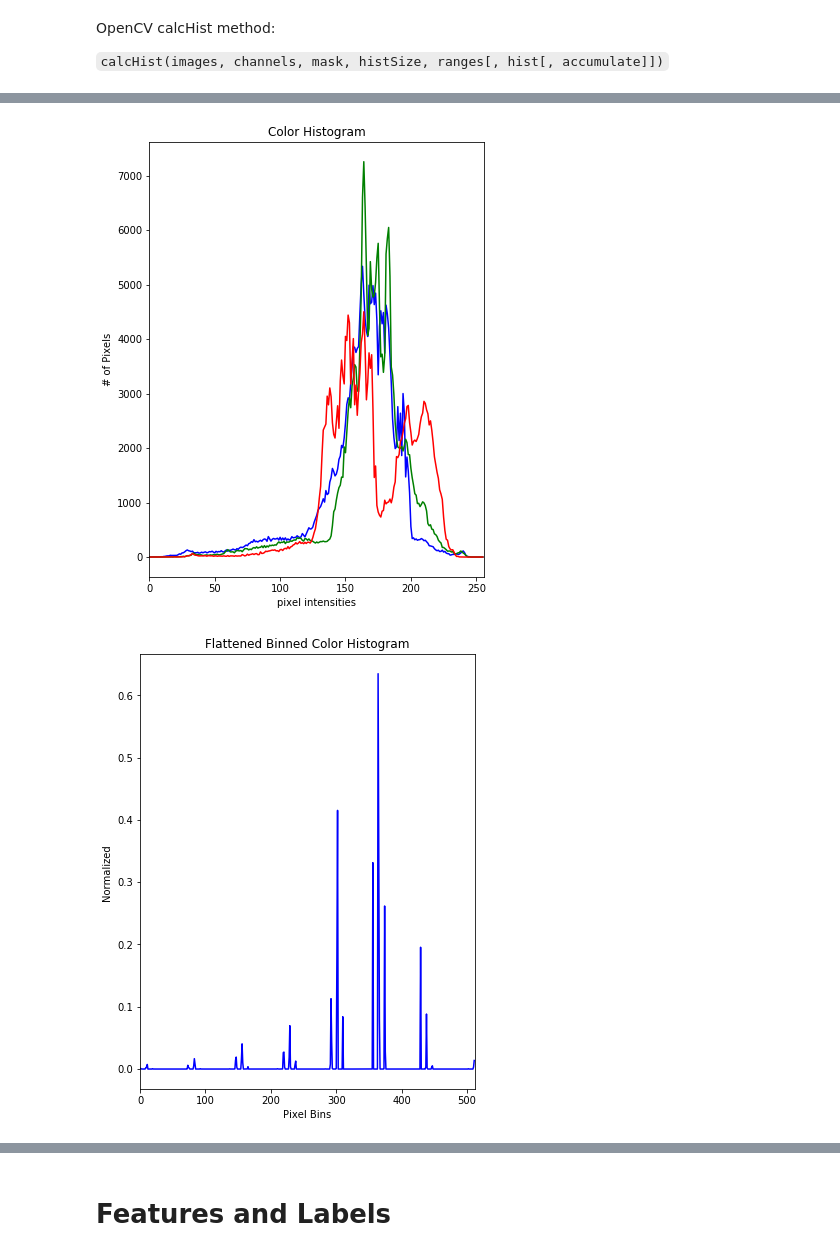
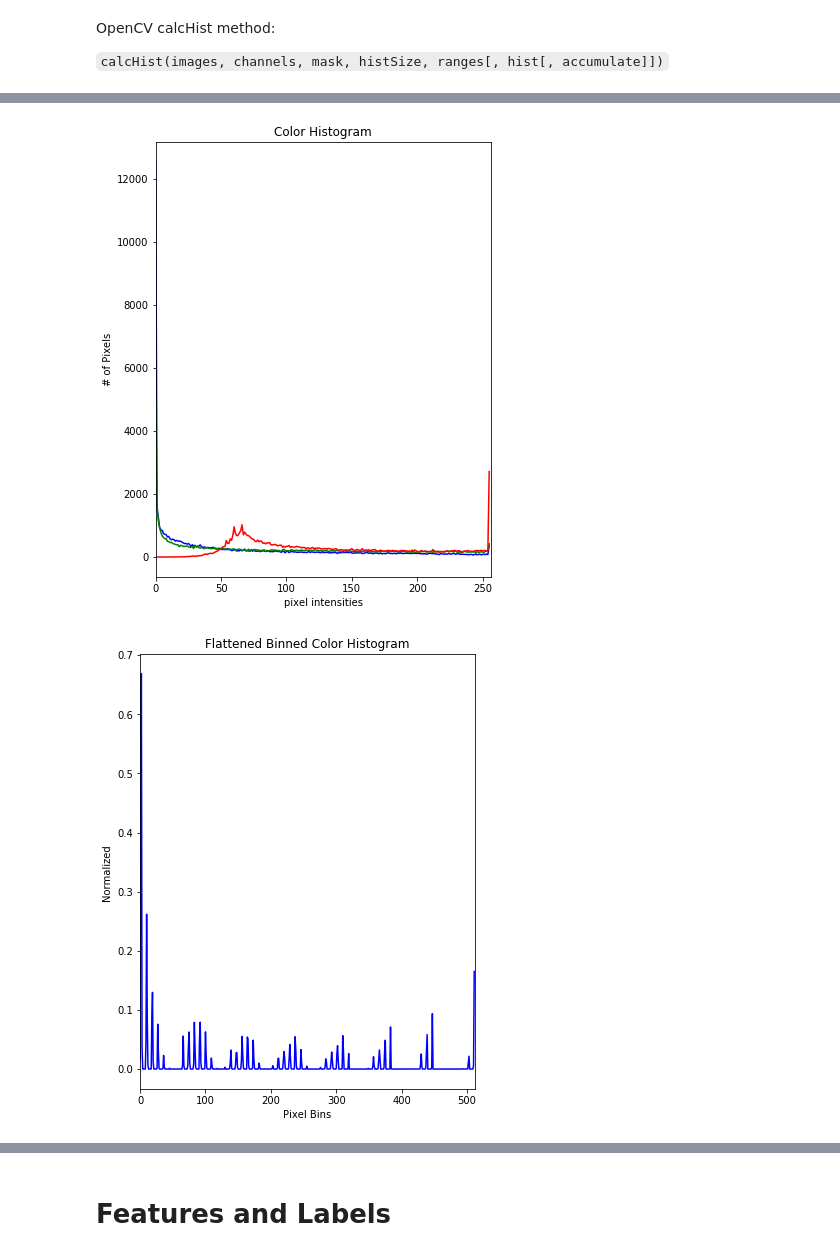
Before and after one commit to youngsoul/pyimagesearch-python-machine-learning, a Jupyter notebook: ImageClassificationWithShallowMachineLearning.ipynb, the cells around one changed output, grey strips where cells are left out. Saved outputs shown, nothing was run; the diff lists cells and outputs as text; code cells hidden in the pictures.

```diff
--- a/ImageClassificationWithShallowMachineLearning.ipynb
+++ b/ImageClassificationWithShallowMachineLearning.ipynb
@@ -137,6 +137,6 @@ def show_bgr(img_path, name):
     plt.title(name)
     plt.show()
 # %%
-cat_image_path = 'test_images/cat.jpg'
-dog_image_path = 'test_images/dog.jpg'
+forest_image_path = 'test_images/forest_nat147.jpg'
+highway_image_path = 'test_images/highway_urb716.jpg'
 # %%
@@ -288,8 +288,8 @@ show_rgb(dog_image_path, 'Dog')
 # %%
-plot_rgb_histogram(dog_image_path)
+plot_rgb_histogram(forest_image_path)
 # %% [output]
-[figure, old version]
+[figure, new version]
 # %%
-plot_image_histogram(dog_image_path)
+plot_image_histogram(forest_image_path)
 # %% [output]
-[figure, old version]
+[figure, new version]
```
Also changed, not shown: parts of 37 cells of this notebook, 3 other files.
